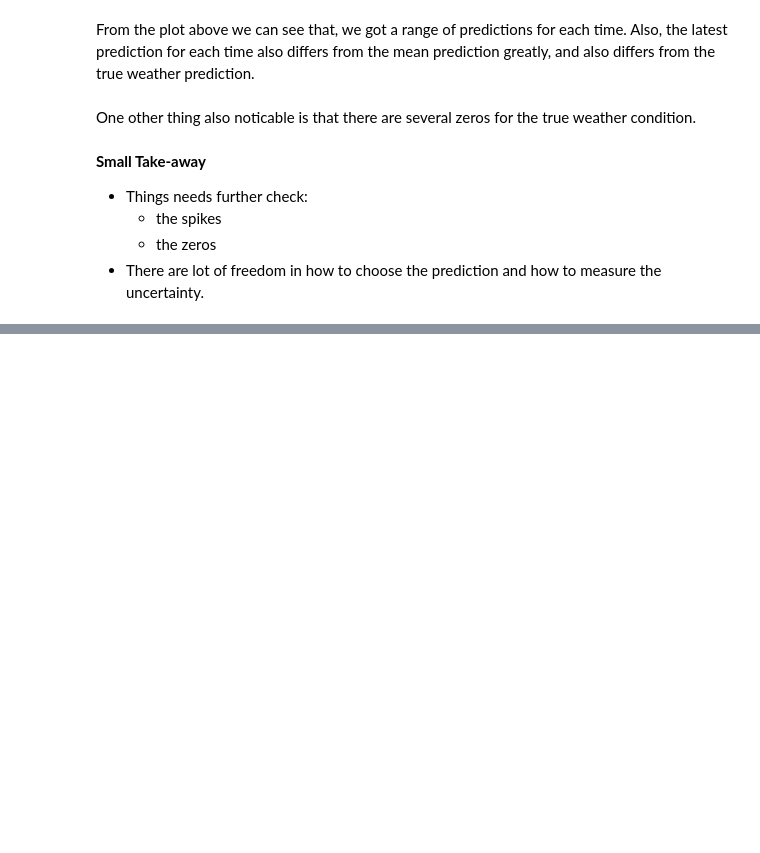
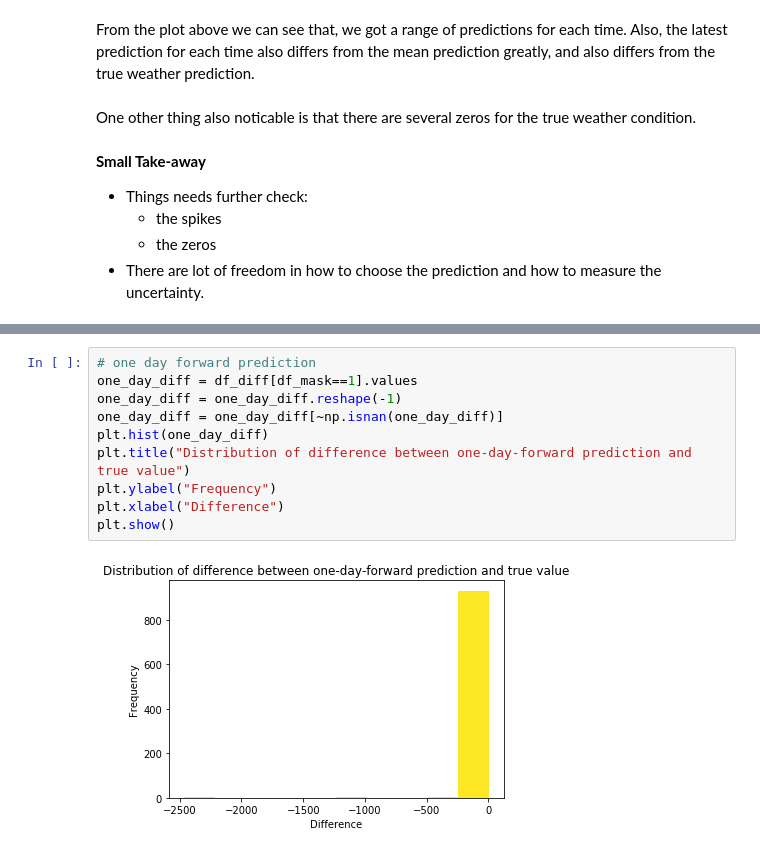
Before and after one commit to Ziyi415/AC297r_2019_BlackHole, a Jupyter notebook: notebooks/EDA.ipynb, the cells around one changed output, grey strips where cells are left out. Saved outputs shown, nothing was run; the diff lists cells and outputs as text; blank space fills up the shorter version.

```diff
--- a/notebooks/EDA.ipynb
+++ b/notebooks/EDA.ipynb
@@ -216,0 +207,12 @@ df_all.
+# %%
+# one day forward prediction
+one_day_diff = df_diff[df_mask==1].values
+one_day_diff = one_day_diff.reshape(-1)
+one_day_diff = one_day_diff[~np.isnan(one_day_diff)]
+plt.hist(one_day_diff)
+plt.title("Distribution of difference between one-day-forward prediction and true value")
+plt.ylabel("Frequency")
+plt.xlabel("Difference")
+plt.show()
+# %% [output]
+[figure, added]
```
Also changed, not shown: parts of 17 cells of this notebook.
